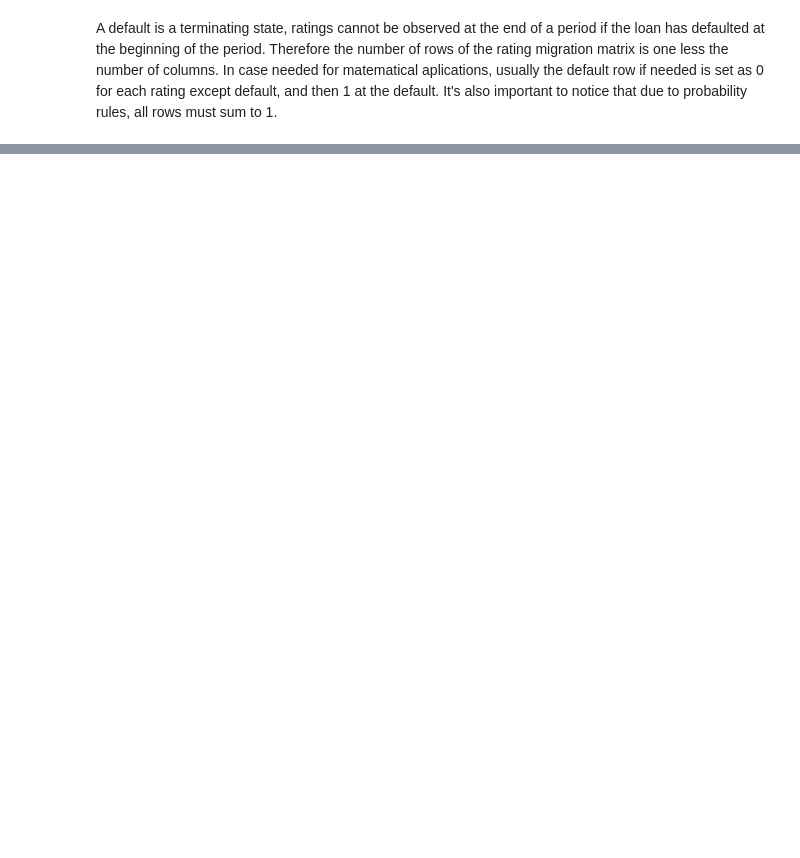
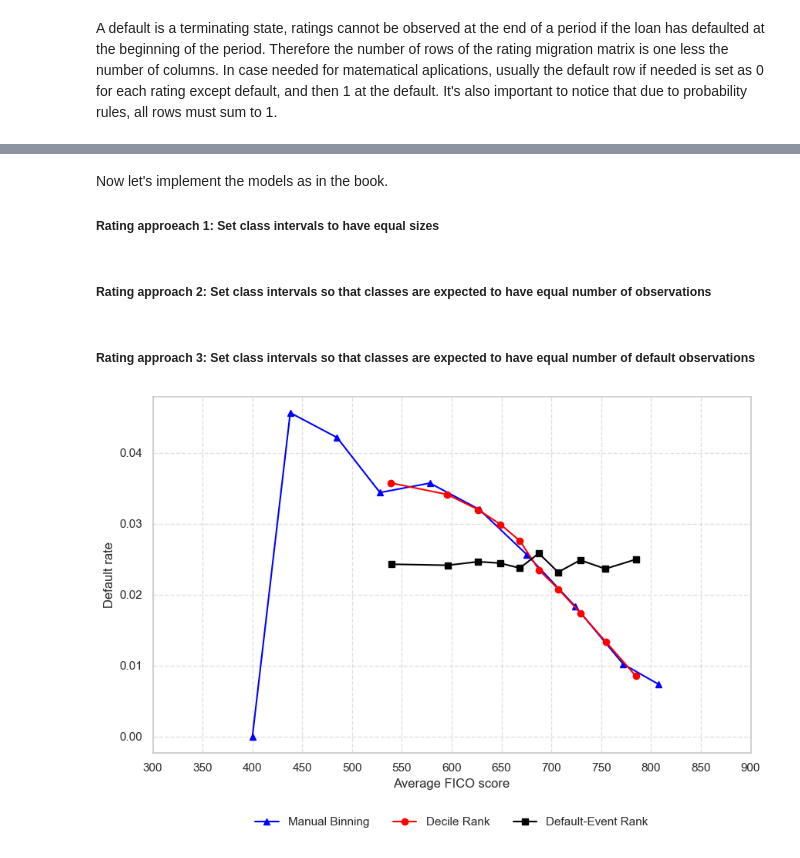
Before and after one commit to gtazevedo/cra_mtae_sas_in_py, a Jupyter notebook: Chapter 6- PD Discrete TIme Hazard Models.ipynb, the cells around one changed output, grey strips where cells are left out. Drawn from its saved outputs; the diff is of its cells as text; code cells hidden in the pictures; blank space fills up the shorter version.

```diff
--- a/Chapter 6- PD Discrete TIme Hazard Models.ipynb
+++ b/Chapter 6- PD Discrete TIme Hazard Models.ipynb
@@ -700,0 +947,4 @@ pag 176
+# %% [markdown]
+Now let's implement the models as in the book.
+
+##### Rating approeach 1: Set class intervals to have equal sizes
@@ -700,0 +967,45 @@ pag 176
+# %% [markdown]
+##### Rating approach 2: Set class intervals so that classes are expected to have equal number of observations
+# %%
+clean_mortgage['FICO_orig_time_rank2'] = pd.qcut(clean_mortgage['FICO_orig_time'], q=10, labels=False, duplicates='drop')
+# %% [markdown]
+##### Rating approach 3: Set class intervals so that classes are expected to have equal number of default observations
+# %%
+clean_mortgage['FICO_orig_time_rank3'] = clean_mortgage.groupby('default_time')['FICO_orig_time'].transform(
+    lambda x: pd.qcut(x, q=10, labels=False, duplicates='drop')
+)
+clean_mortgage = clean_mortgage.sort_values(by=['FICO_orig_time', 'default_time'], ascending=[True, False])
+clean_mortgage['temp'] = np.where((clean_mortgage['default_time'] == 1), clean_mortgage['FICO_orig_time_rank3'], np.nan)
+clean_mortgage['FICO_orig_time_rank3'] = clean_mortgage.groupby('FICO_orig_time_rank3')['temp'].ffill()
+clean_mortgage['FICO_orig_time_rank3'] = clean_mortgage['FICO_orig_time_rank3'].fillna(0)
+clean_mortgage.drop(columns=['temp'], inplace=True)
+# %%
+def aggregate_ranks(df, rank_col, suffix):
+    agg = df.groupby(rank_col).agg(
+        N=(rank_col, 'size'),
+        DR=('default_time', 'mean'),
+        FICO=('FICO_orig_time', 'mean')
+    ).reset_index()
+    agg.columns = ['FICO_orig_time_rank', f'N_{suffix}', f'DR_{suffix}', f'FICO_{suffix}']
+    agg[f'N_{suffix}'] = agg[f'N_{suffix}'] / df.shape[0]
+    return agg
+
+orank1 = aggregate_ranks(clean_mortgage, 'FICO_orig_time_rank1', '1')
+orank2 = aggregate_ranks(clean_mortgage, 'FICO_orig_time_rank2', '2')
+orank3 = aggregate_ranks(clean_mortgage, 'FICO_orig_time_rank3', '3')
+
+orank = orank1.merge(orank2, on='FICO_orig_time_rank', how='outer').merge(orank3, on='FICO_orig_time_rank', how='outer')
+# %%
+plt.figure(figsize=(10, 6))
+plt.plot(orank['FICO_1'], orank['DR_1'], color='blue', marker='^', label='Manual Binning')
+plt.plot(orank['FICO_2'], orank['DR_2'], color='red', marker='o', label='Decile Rank')
+plt.plot(orank['FICO_3'], orank['DR_3'], color='black', marker='s', label='Default-Event Rank')
+plt.xticks(range(300, 901, 50))
+plt.yticks([i/100 for i in range(0, 5)])
+plt.xlabel('Average FICO score')
+plt.ylabel('Default rate')
+plt.legend(loc='upper center', bbox_to_anchor=(0.5, -0.15), ncol=3, frameon=False)
+plt.grid(True, linestyle='--', alpha=0.6)
+plt.show()
+# %% [output]
+[figure, added]
```
Also changed, not shown: parts of 31 cells of this notebook, 1 other file.
